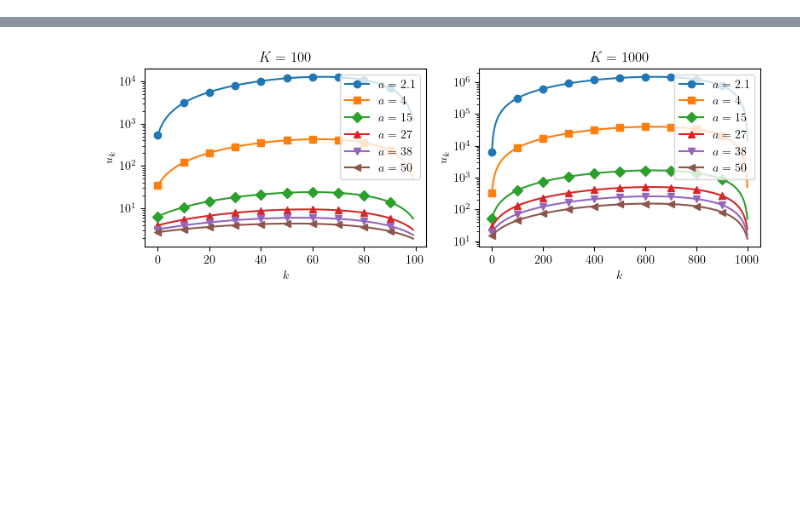
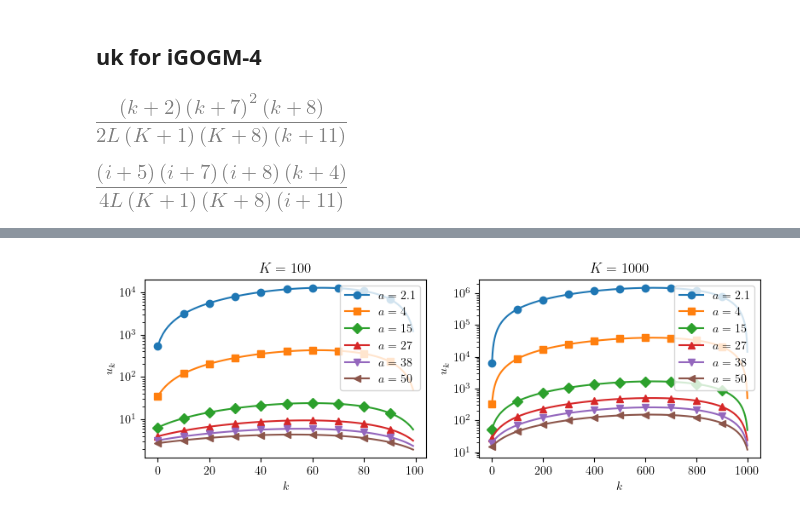
Before and after one commit to Yin-LIU/Inexact-Acceleration-PEP, a Jupyter notebook: Numerical/rate_error_trade_off.ipynb, the cells around one changed output, grey strips where cells are left out. Drawn from its saved outputs; the diff is of its cells as text; code cells hidden in the pictures; blank space fills up the shorter version.

```diff
--- a/Numerical/u_expression_evaluation.ipynb
+++ b/Numerical/rate_error_trade_off.ipynb
@@ -0,0 +42,12 @@
+# %% [markdown]
+## uk for iGOGM-4
+# %%
+u_const=u_const.subs(a,4).cancel().factor()
+u_const
+# %% [output]
+[figure, added]
+# %%
+u_sum=u_sum.subs(a,4).cancel().factor()
+u_sum
+# %% [output]
+[figure, added]
```
Also changed, not shown: parts of 10 cells of this notebook, 6 other files.
